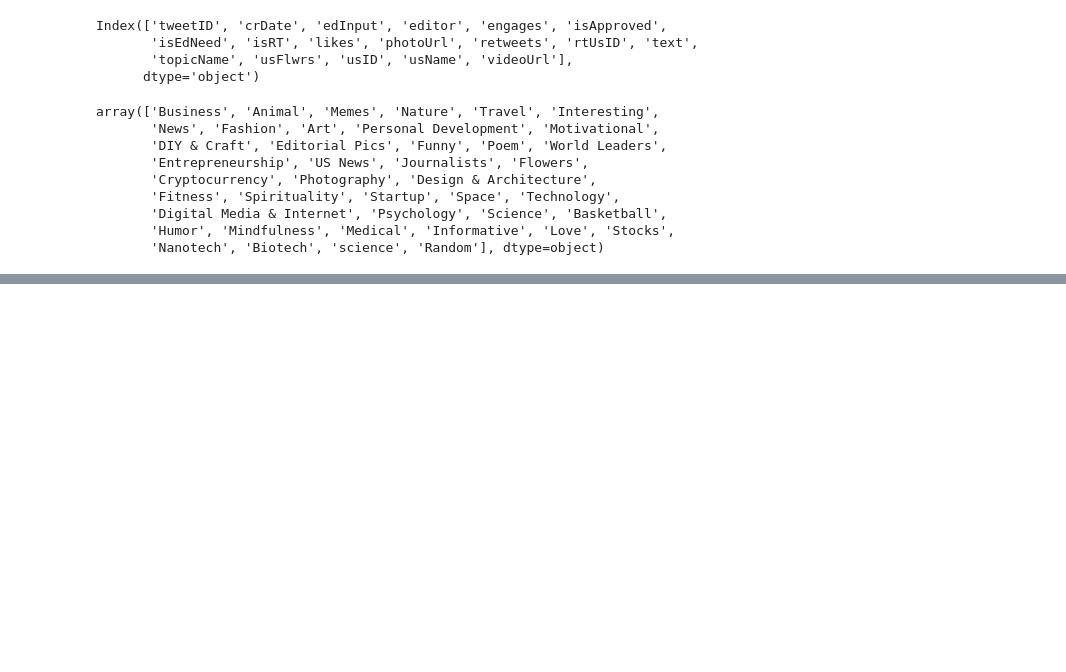
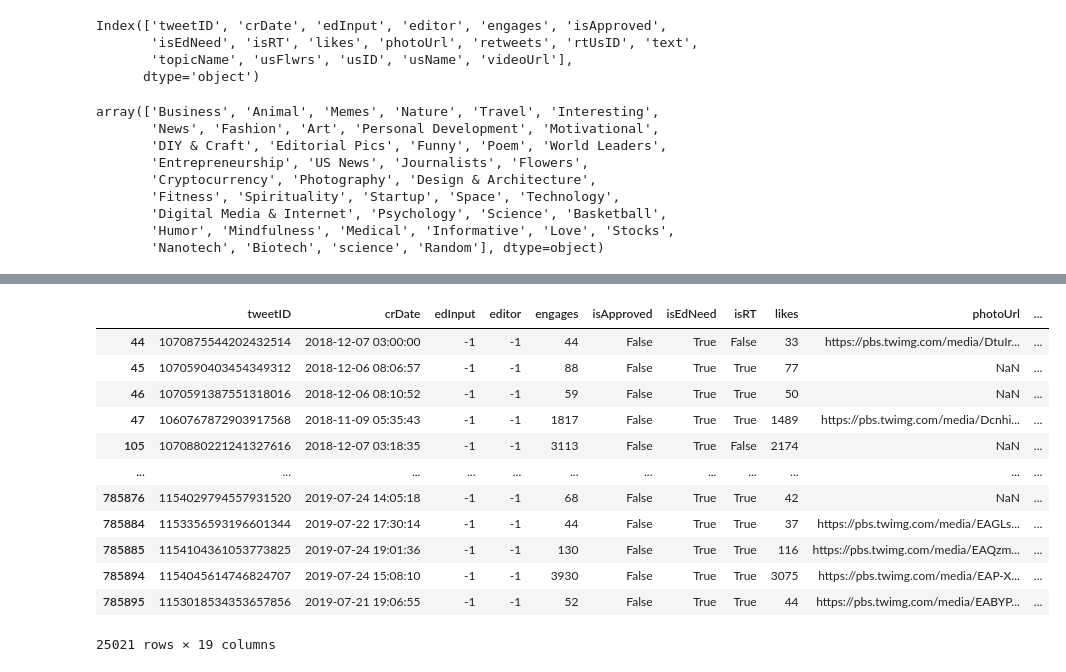
Before and after one commit to lukeml/Magnimind-NLP, a Jupyter notebook: notebooks/Tweet-EDA.ipynb, the cells around one changed output, grey strips where cells are left out. Drawn from its saved outputs; the diff is of its cells as text; code cells hidden in the pictures; blank space fills up the shorter version.

```diff
--- a/notebooks/Tweet-EDA.ipynb
+++ b/notebooks/Tweet-EDA.ipynb
@@ -67,2 +81,16 @@ array(['Business', 'Animal', 'Memes', 'Nature', 'Travel', 'Interesting',
 # %%
-df_nature = df[df['topicName']=='Nature']
+df[df['topicName']=='Nature']
+# %% [output]
+|  | tweetID | crDate | edInput | editor | engages | isApproved | isEdNeed | isRT | likes | photoUrl | ... |
+| 44 | 1070875544202432514 | 2018-12-07 03:00:00 | -1 | -1 | 44 | False | True | False | 33 | https://pbs.twimg.com/media/DtuIr... | ... |
+| 45 | 1070590403454349312 | 2018-12-06 08:06:57 | -1 | -1 | 88 | False | True | True | 77 | NaN | ... |
+| 46 | 1070591387551318016 | 2018-12-06 08:10:52 | -1 | -1 | 59 | False | True | True | 50 | NaN | ... |
+| 47 | 1060767872903917568 | 2018-11-09 05:35:43 | -1 | -1 | 1817 | False | True | True | 1489 | https://pbs.twimg.com/media/Dcnhi... | ... |
+| 105 | 1070880221241327616 | 2018-12-07 03:18:35 | -1 | -1 | 3113 | False | True | False | 2174 | NaN | ... |
+| ... | ... | ... | ... | ... | ... | ... | ... | ... | ... | ... | ... |
+| 785876 | 1154029794557931520 | 2019-07-24 14:05:18 | -1 | -1 | 68 | False | True | True | 42 | NaN | ... |
+| 785884 | 1153356593196601344 | 2019-07-22 17:30:14 | -1 | -1 | 44 | False | True | True | 37 | https://pbs.twimg.com/media/EAGLs... | ... |
+| 785885 | 1154104361053773825 | 2019-07-24 19:01:36 | -1 | -1 | 130 | False | True | True | 116 | https://pbs.twimg.com/media/EAQzm... | ... |
+| 785894 | 1154045614746824707 | 2019-07-24 15:08:10 | -1 | -1 | 3930 | False | True | True | 3075 | https://pbs.twimg.com/media/EAP-X... | ... |
+| 785895 | 1153018534353657856 | 2019-07-21 19:06:55 | -1 | -1 | 52 | False | True | True | 44 | https://pbs.twimg.com/media/EABYP... | ... |
+25021 rows × 19 columns
```
Also changed, not shown: parts of 12 cells of this notebook.
